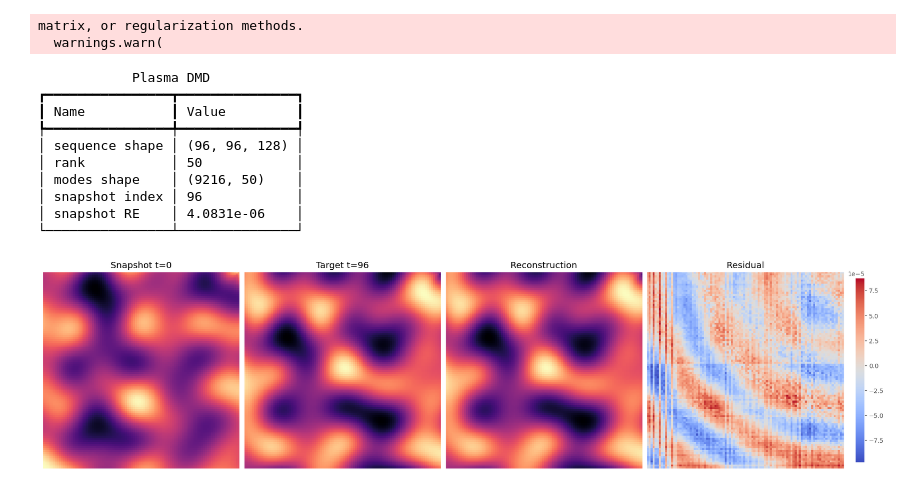
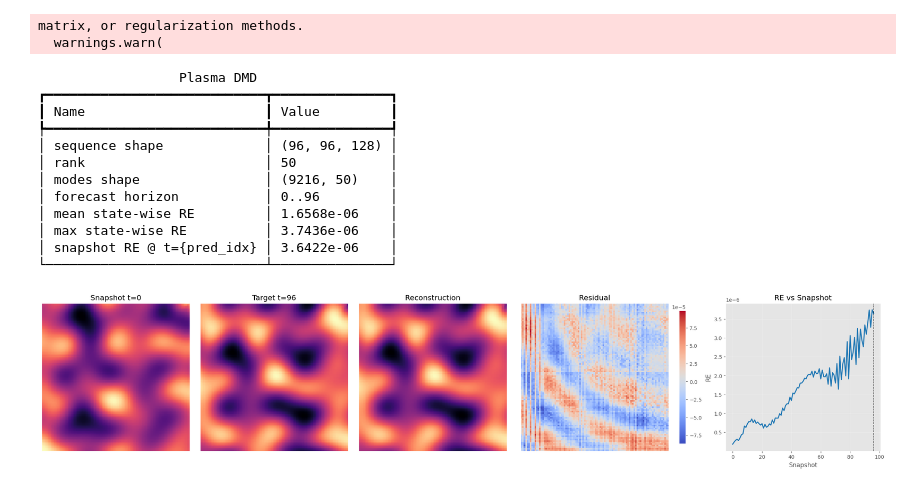
Before and after one commit to p4sttt/tdmd-toolbox, a Jupyter notebook: examples/dmd-plasma.ipynb, the cells around one changed output. Drawn from its saved outputs; the diff is of its cells as text; code cells hidden in the pictures.

Commit message:
refactor: plasm effect

```diff
--- a/examples/dmd-plasma.ipynb
+++ b/examples/dmd-plasma.ipynb
@@ -41,10 +34,25 @@ model.fit(snapshots)
 modes = np.asarray(model.modes)
 eigenvalues = np.asarray(model.eigs)
 amplitudes = np.asarray(model.amplitudes)
-snapshot_pred = modes @ ((eigenvalues**pred_idx) * amplitudes)
-snapshot_pred = jnp.asarray(snapshot_pred.reshape(Z.shape[0], Z.shape[1]))
-snapshot_true = Z[:, :, pred_idx]
-snapshot_re = relative_error(snapshot_true, snapshot_pred)
+
+pred_steps = np.arange(pred_idx + 1)
+pred_sequence = []
+true_sequence = []
+state_errors = []
+for step in pred_steps:
+    snapshot_pred = modes @ ((eigenvalues**step) * amplitudes)
+    snapshot_pred = jnp.asarray(snapshot_pred.reshape(Z.shape[0], Z.shape[1]))
+    snapshot_true = Z[:, :, step]
+    pred_sequence.append(snapshot_pred)
+    true_sequence.append(snapshot_true)
+    state_errors.append(relative_error(snapshot_true, snapshot_pred))
+
+pred_sequence = jnp.stack(pred_sequence)
+true_sequence = jnp.stack(true_sequence)
+state_errors = np.asarray(state_errors)
+snapshot_pred = pred_sequence[pred_idx]
+snapshot_true = true_sequence[pred_idx]
+snapshot_re = float(state_errors[pred_idx])
 
 table = Table(title="Plasma DMD")
 table.add_column("Name", no_wrap=True)
@@ -52,29 +60,41 @@ table.add_column("Value")
 table.add_row("sequence shape", f"{tuple(Z.shape)}")
 table.add_row("rank", f"{rank}")
 table.add_row("modes shape", f"{tuple(modes.shape)}")
-table.add_row("snapshot index", f"{pred_idx}")
+table.add_row("mean state-wise RE", f"{state_errors.mean():.4e}")
+table.add_row("max state-wise RE", f"{state_errors.max():.4e}")
 table.add_row("snapshot RE", f"{snapshot_re:.4e}")
 Console().print(table)
 # %% [output]
 matrix, or regularization methods.
   warnings.warn(
-            Plasma DMD
-┏━━━━━━━━━━━━━━━━┳━━━━━━━━━━━━━━━┓
-┃ Name           ┃ Value         ┃
-┡━━━━━━━━━━━━━━━━╇━━━━━━━━━━━━━━━┩
-│ sequence shape │ (96, 96, 128) │
-│ rank           │ 50            │
-│ modes shape    │ (9216, 50)    │
-│ snapshot index │ 96            │
-│ snapshot RE    │ 4.0831e-06    │
-└────────────────┴───────────────┘
+                  Plasma DMD
+┏━━━━━━━━━━━━━━━━━━━━━━━━━━━━┳━━━━━━━━━━━━━━━┓
+┃ Name                       ┃ Value         ┃
+┡━━━━━━━━━━━━━━━━━━━━━━━━━━━━╇━━━━━━━━━━━━━━━┩
+│ sequence shape             │ (96, 96, 128) │
+│ rank                       │ 50            │
+│ modes shape                │ (9216, 50)    │
+│ forecast horizon           │ 0..96         │
+│ mean state-wise RE         │ 1.6568e-06    │
+│ max state-wise RE          │ 3.7436e-06    │
+│ snapshot RE @ t={pred_idx} │ 3.6422e-06    │
+└────────────────────────────┴───────────────┘
 # %%
-fig, axes = plt.subplots(1, 4, figsize=(19, 4.8), constrained_layout=True)
+fig, axes = plt.subplots(1, 5, figsize=(23, 4.8), constrained_layout=True)
+
 draw_frame(axes[0], Z[:, :, 0], "Snapshot t=0")
 draw_frame(axes[1], snapshot_true, f"Target t={pred_idx}")
 draw_frame(axes[2], snapshot_pred, "Reconstruction")
+
 residual_img = draw_frame(axes[3], snapshot_true - snapshot_pred, "Residual", cmap="coolwarm")
 fig.colorbar(residual_img, ax=axes[3], shrink=0.9, pad=0.02)
-plt.show()
+axes[4].plot(pred_steps, state_errors, linewidth=2, color="tab:blue")
+axes[4].axvline(pred_idx, color="black", linestyle="--", linewidth=1)
+axes[4].set_title("RE vs Snapshot")
+axes[4].set_xlabel("Snapshot")
+axes[4].set_ylabel("RE")
+axes[4].grid(True, alpha=0.3)
+
+plt.show();
 # %% [output]
-[figure, old version]
+[figure, new version]
```
Also changed, not shown: parts of 1 cell of this notebook, 2 other files.
